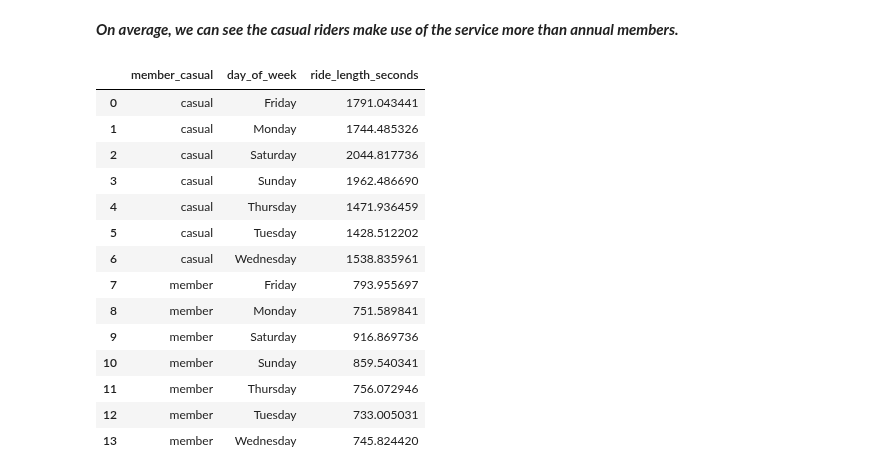
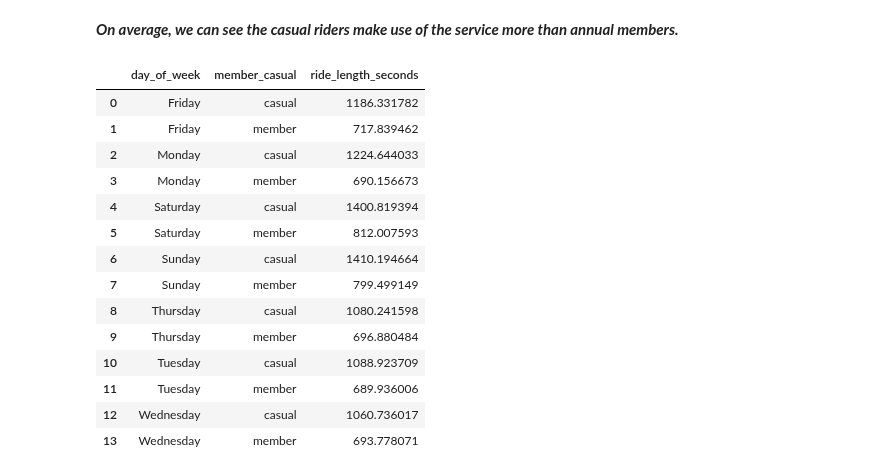
Before and after one commit to alliajagbe/data-analytics, a Jupyter notebook: case_study/notebook.ipynb, the cells around one changed output. Drawn from its saved outputs; the diff is of its cells as text; code cells hidden in the pictures.

Commit message:
pivoted table for easy lookup and comparison

```diff
--- a/case_study/notebook.ipynb
+++ b/case_study/notebook.ipynb
@@ -426,22 +426,22 @@ Average ride length for casual riders:  1228.8460339756716
 # %%
 # calculating the average ride length for users by day of the week and type of riders
 
 # getting the mean of all days of the week
-avg_ride_length_grouped = df.groupby(['member_casual', 'day_of_week'])['ride_length_seconds'].mean().reset_index()
+avg_ride_length_grouped = yearly_data_without_outliers.groupby(['day_of_week','member_casual'])['ride_length_seconds'].mean().reset_index()
 avg_ride_length_grouped
 # %% [output]
-|  | member_casual | day_of_week | ride_length_seconds |
-| 0 | casual | Friday | 1791.043441 |
-| 1 | casual | Monday | 1744.485326 |
-| 2 | casual | Saturday | 2044.817736 |
-| 3 | casual | Sunday | 1962.486690 |
-| 4 | casual | Thursday | 1471.936459 |
-| 5 | casual | Tuesday | 1428.512202 |
-| 6 | casual | Wednesday | 1538.835961 |
-| 7 | member | Friday | 793.955697 |
-| 8 | member | Monday | 751.589841 |
-| 9 | member | Saturday | 916.869736 |
-| 10 | member | Sunday | 859.540341 |
-| 11 | member | Thursday | 756.072946 |
-| 12 | member | Tuesday | 733.005031 |
-| 13 | member | Wednesday | 745.824420 |
+|  | day_of_week | member_casual | ride_length_seconds |
+| 0 | Friday | casual | 1186.331782 |
+| 1 | Friday | member | 717.839462 |
+| 2 | Monday | casual | 1224.644033 |
+| 3 | Monday | member | 690.156673 |
+| 4 | Saturday | casual | 1400.819394 |
+| 5 | Saturday | member | 812.007593 |
+| 6 | Sunday | casual | 1410.194664 |
+| 7 | Sunday | member | 799.499149 |
+| 8 | Thursday | casual | 1080.241598 |
+| 9 | Thursday | member | 696.880484 |
+| 10 | Tuesday | casual | 1088.923709 |
+| 11 | Tuesday | member | 689.936006 |
+| 12 | Wednesday | casual | 1060.736017 |
+| 13 | Wednesday | member | 693.778071 |
```
Also changed, not shown: parts of 2 cells of this notebook.
